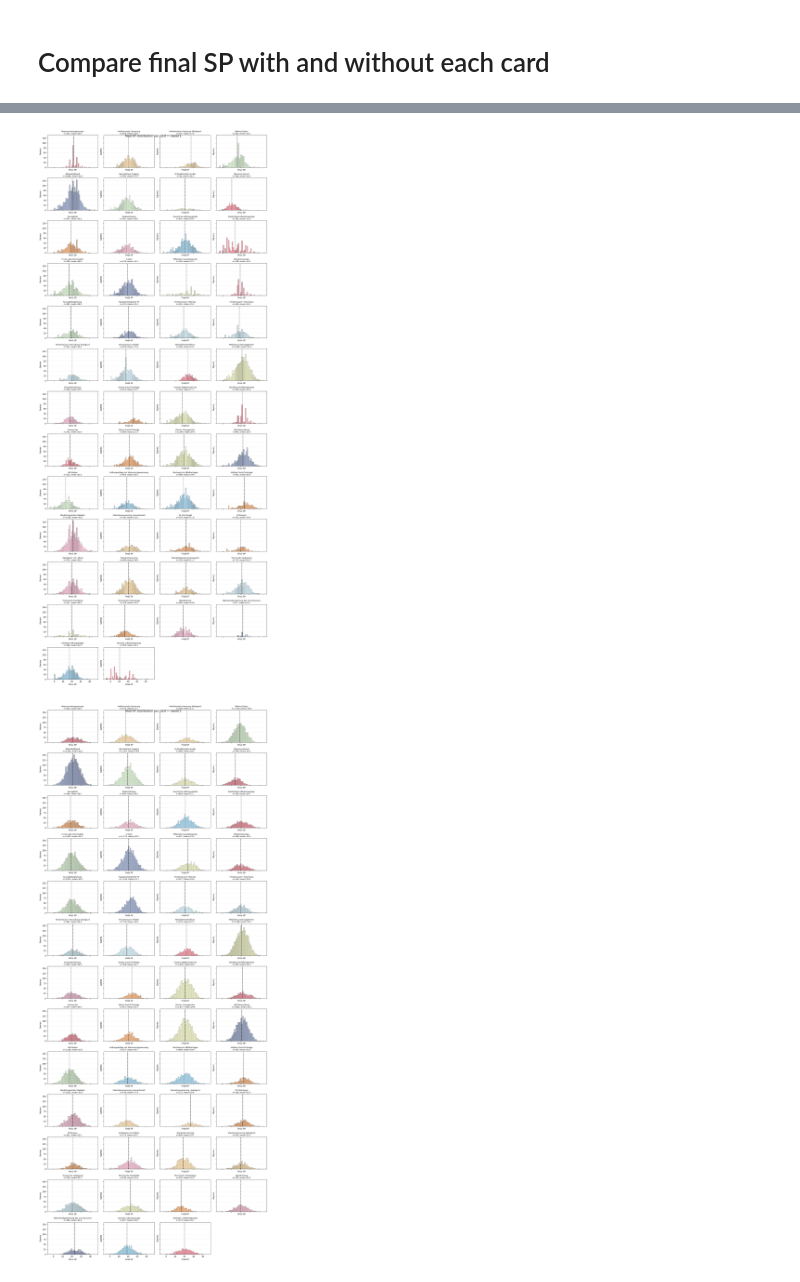
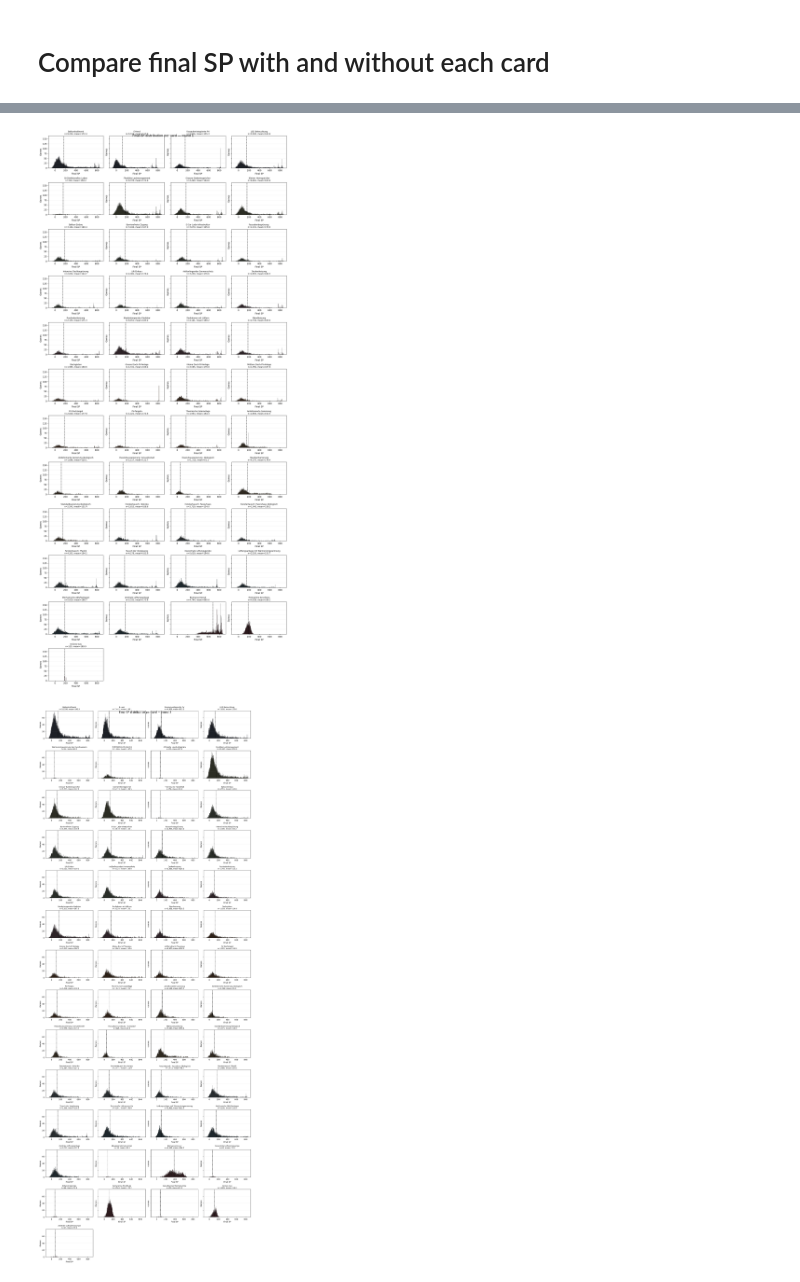
Before and after one commit to simonschaluppe/KlimSta-Brettspiel, a Jupyter notebook: best_card.ipynb, the cells around one changed output, grey strips where cells are left out. Drawn from its saved outputs; the diff is of its cells as text; code cells hidden in the pictures.

```diff
--- a/best_card.ipynb
+++ b/best_card.ipynb
@@ -1,21 +1,13 @@
 # %%
+import datetime
+import os
 import pandas as pd
 import numpy as np
 
-my_folder = "Versionen/testversion"
+my_folder = "Versionen/final_low_money"
 
 df = pd.read_parquet(my_folder + "/History.parquet")
 cards = pd.read_pickle(my_folder + "/cards.pkl")
 
-final_games = (
-    df
-    .loc[df["runde"] == 4]
-    .drop_duplicates(subset="game_id")
-    .copy()
-)
-
-n_games = len(final_games)
-total_sp = final_games["sp"].sum()
-
-print(f"Games analysed: {n_games:,}")
+datetime.datetime.fromtimestamp(os.path.getmtime(my_folder + "/History.parquet"))
 # %% [output]
@@ -262,7 +268,7 @@ for round_number in [1, 2, 3, 4]:
         nrows=n_rows,
         ncols=n_cols,
         figsize=(4 * n_cols, 3 * n_rows),
-        sharex=True,
+        sharex=False,
         sharey=True,
         squeeze=False,
     )
@@ -290,32 +296,32 @@ for round_number in [1, 2, 3, 4]:
 
         ax.axvline(
             group["sp"].mean(),
             color="black",
             linewidth=1.2,
             linestyle="--",
         )
 
         ax.set_title(
             f"{name}\n"
             f"n={len(group):,}, mean={group['sp'].mean():.1f}",
             fontsize=9,
         )
 
         ax.set_xlabel("Final SP")
         ax.set_ylabel("Games")
         ax.grid(axis="y", alpha=0.2)
 
     # Hide unused axes
     for ax in axes[n_cards:]:
         ax.axis("off")
 
     fig.suptitle(
         f"Final-SP distribution per card — round {round_number}",
         fontsize=14,
     )
 
     plt.tight_layout()
     plt.show()
 # %% [output]
-[figure, old version]
+[figure, new version]
-[figure, old version]
+[figure, new version]
```
Also changed, not shown: parts of 8 cells of this notebook.
